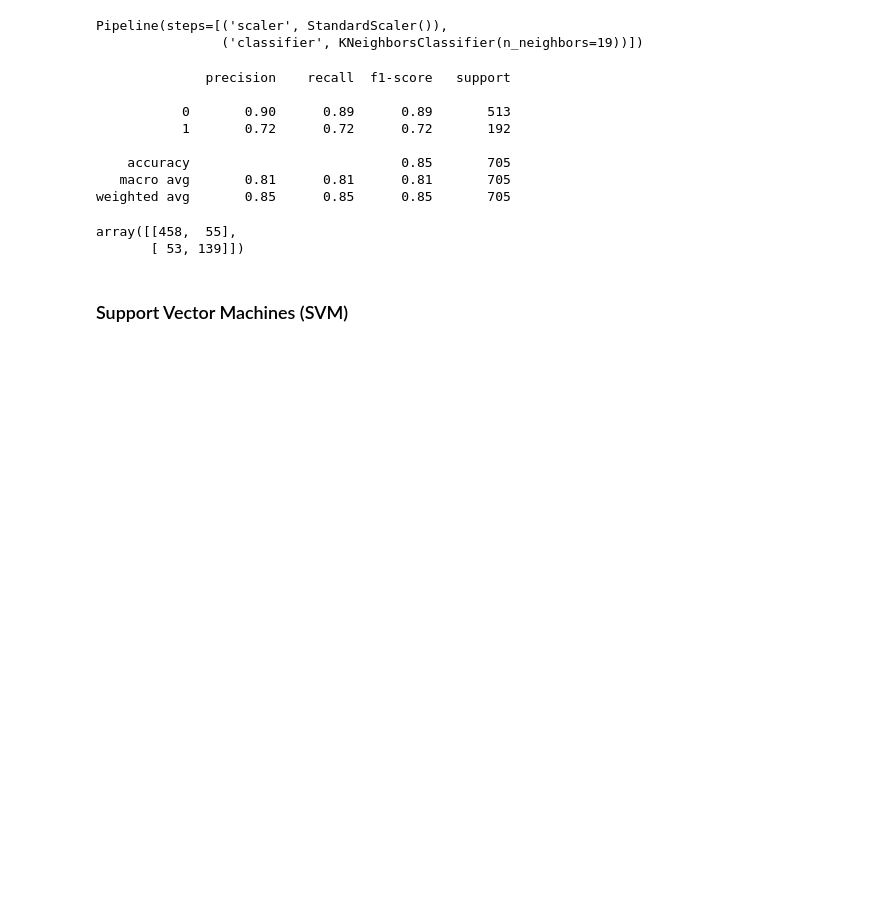
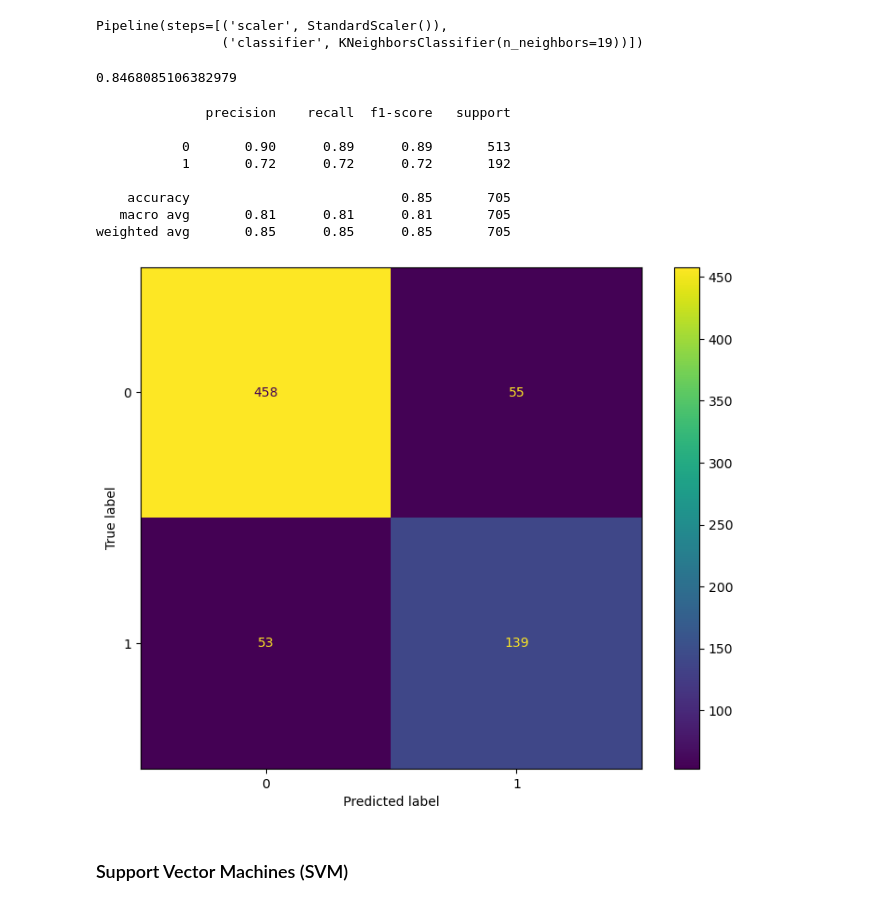
Before and after one commit to nadpierre/telco-churn-classification-project, a Jupyter notebook: DataAnalysisAndModeling.ipynb, the cells around one changed output. Cells and saved outputs as stored; diff of their text form; code cells hidden in the pictures; blank space fills up the shorter version.

```diff
--- a/DataAnalysisAndModeling.ipynb
+++ b/DataAnalysisAndModeling.ipynb
@@ -819,6 +834,11 @@ Pipeline(steps=[('scaler', StandardScaler()),
                 ('classifier', KNeighborsClassifier(n_neighbors=19))])
 # %%
 pipe_pred = pipe.predict(X_test)
+# %%
+# Accuracy score
+accuracy_score(y_test, pipe_pred)
+# %% [output]
+0.8468085106382979
 # %%
 # Classification report
 print(classification_report(y_test,pipe_pred))
@@ -833,10 +853,12 @@ print(classification_report(y_test,pipe_pred))
 weighted avg       0.85      0.85      0.85       705
 # %%
 # Confusion matrix
-confusion_matrix(y_test,pipe_pred)
+cm = confusion_matrix(y_test,pipe_pred)
+knn_disp=ConfusionMatrixDisplay(cm, display_labels=pipe.classes_)
+knn_disp.plot()
+plt.show()
 # %% [output]
-array([[458,  55],
-       [ 53, 139]])
+[figure, added]
 # %% [markdown]
 ### Support Vector Machines (SVM)
 # %%
```
Also changed, not shown: parts of 19 cells of this notebook.
